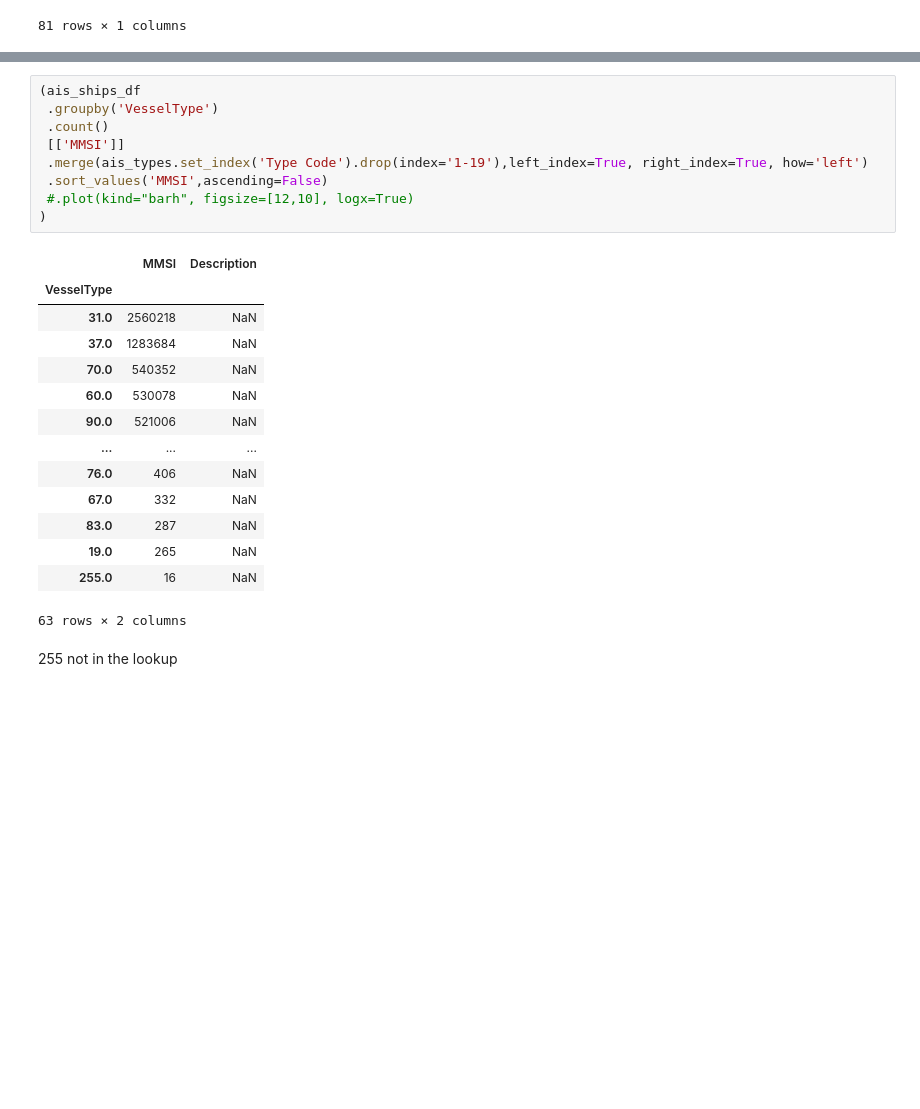
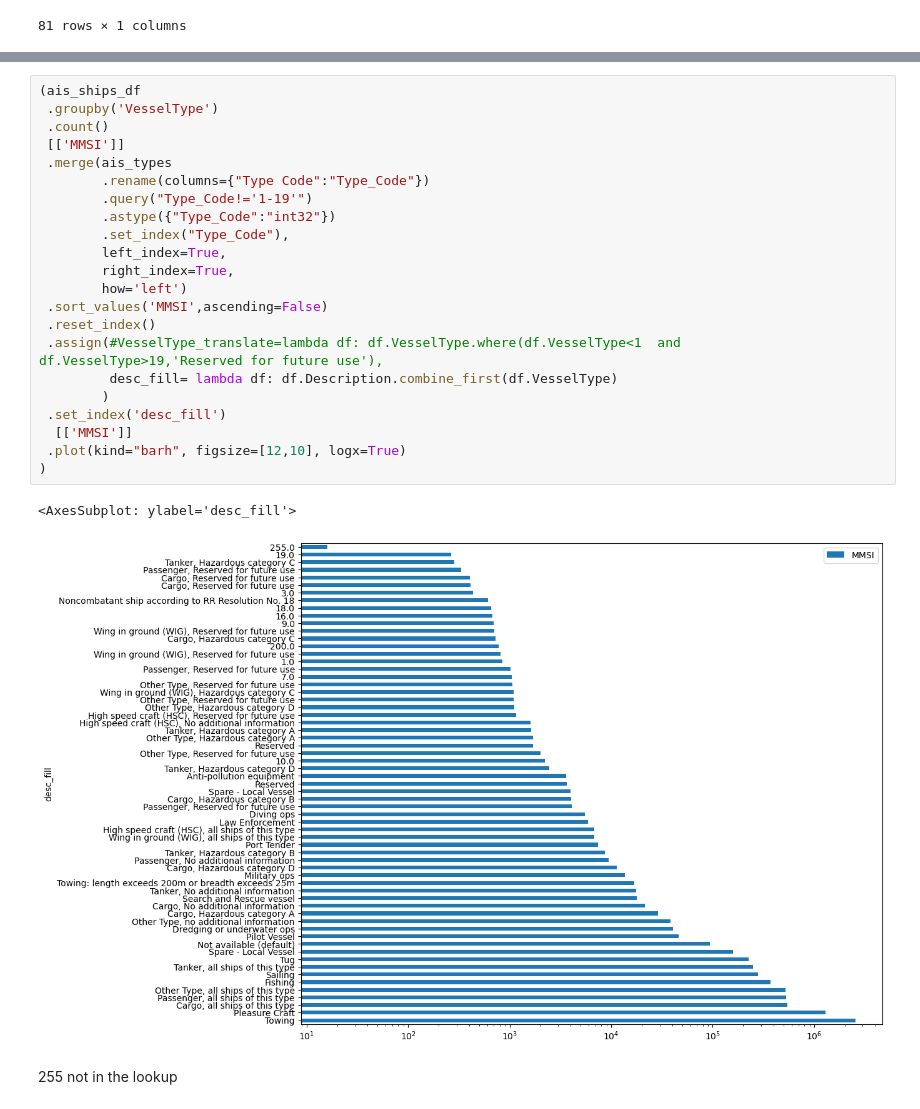
Before and after one commit to stelios-c/ais_USA, a Jupyter notebook: ais_usa_local.ipynb, the cells around one changed output, grey strips where cells are left out. Cells and saved outputs as stored; diff of their text form; blank space fills up the shorter version.

Commit message:
merge ais types, work in progress

```diff
--- a/ais_usa_local.ipynb
+++ b/ais_usa_local.ipynb
@@ -232,27 +266,28 @@ IntervalIndex([(1, 2], (2, 3], (3, 4], (4, 5], (5, 6] ... (14, 15], (15, 16], (1
 # %%
 (ais_ships_df
  .groupby('VesselType')
  .count()
  [['MMSI']]
- .merge(ais_types.set_index('Type Code').drop(index='1-19'),left_index=True, right_index=True, how='left')
+ .merge(ais_types
+        .rename(columns={"Type Code":"Type_Code"})
+        .query("Type_Code!='1-19'")
+        .astype({"Type_Code":"int32"})
+        .set_index("Type_Code"),
+        left_index=True,
+        right_index=True,
+        how='left')
  .sort_values('MMSI',ascending=False)
- #.plot(kind="barh", figsize=[12,10], logx=True)
+ .reset_index()
+ .assign(#VesselType_translate=lambda df: df.VesselType.where(df.VesselType<1  and df.VesselType>19,'Reserved for future use'),
+         desc_fill= lambda df: df.Description.combine_first(df.VesselType)
+        )
+ .set_index('desc_fill')
+  [['MMSI']]
+ .plot(kind="barh", figsize=[12,10], logx=True)
 )
 # %% [output]
-|  | MMSI | Description |
-| VesselType |  |  |
-| 31.0 | 2560218 | NaN |
-| 37.0 | 1283684 | NaN |
-| 70.0 | 540352 | NaN |
-| 60.0 | 530078 | NaN |
-| 90.0 | 521006 | NaN |
-| ... | ... | ... |
-| 76.0 | 406 | NaN |
-| 67.0 | 332 | NaN |
-| 83.0 | 287 | NaN |
-| 19.0 | 265 | NaN |
-| 255.0 | 16 | NaN |
-63 rows × 2 columns
+<AxesSubplot: ylabel='desc_fill'>
+[figure, added]
 # %% [markdown]
 255 not in the lookup
 # %% [markdown]
```
Also changed, not shown: parts of 4 cells of this notebook.
